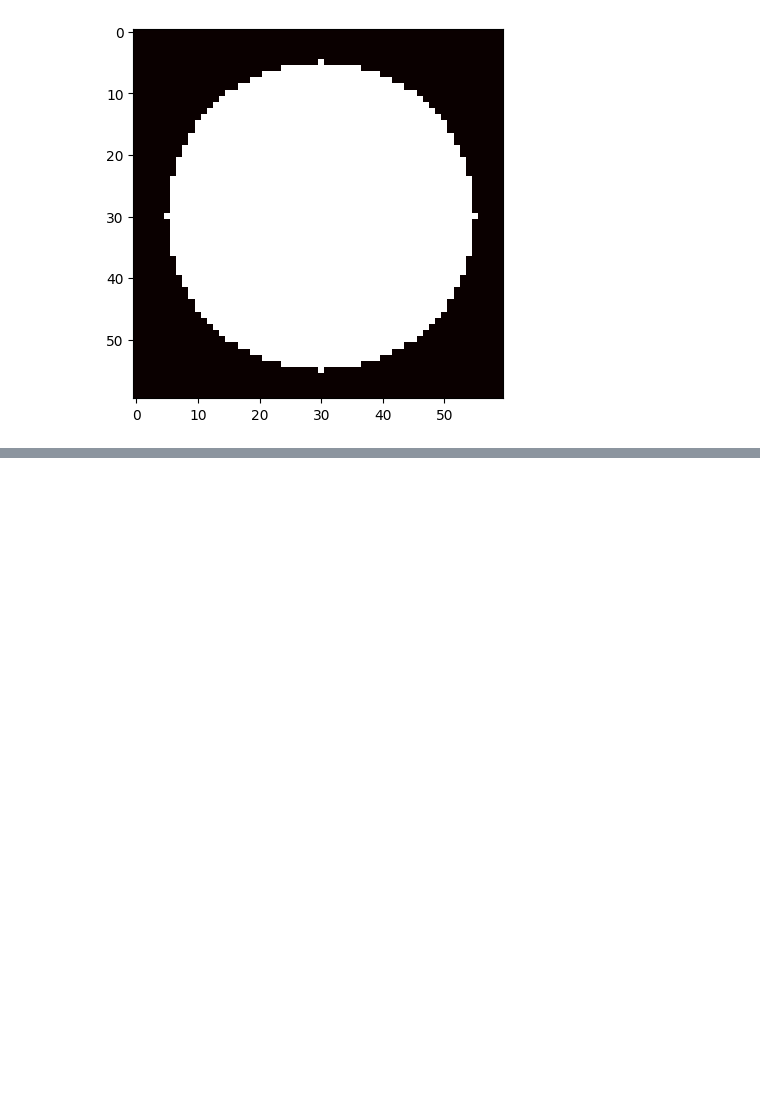
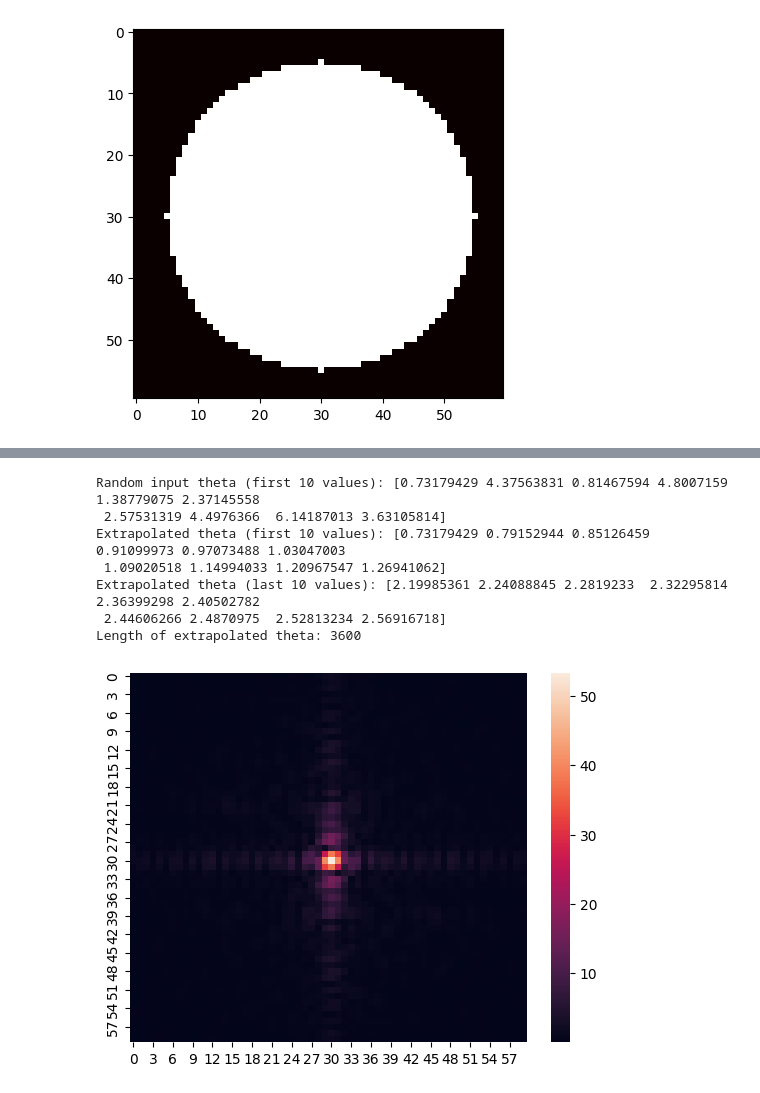
Before and after one commit to pramcodes/DDNN, a Jupyter notebook: encoding.ipynb, the cells around one changed output, grey strips where cells are left out. Saved outputs shown, nothing was run; the diff lists cells and outputs as text; code cells hidden in the pictures; blank space fills up the shorter version.

```diff
--- a/encoding.ipynb
+++ b/encoding.ipynb
@@ -259 +288,74 @@ plt.show()
+# %%
+
+import numpy as np
+
+
+def extrapolate_theta_from_60(theta=None):
+    """
+    Extrapolate a 60-element list of theta values in radians
+    to a list with 3600 elements. If no input theta is provided,
+    generate random theta values in radians.
+
+    Parameters:
+        theta (list or array, optional): A 60-element list or array of theta values in radians.
+                                         If None, 60 random values between 0 and 2π are generated.
+
+    Returns:
+        np.ndarray: A 3600-element list of extrapolated theta values in radians.
+    """
+    if theta is None:
+        # Generate 60 random values between 0 and 2π
+        theta = np.random.uniform(0, 2 * np.pi, 60)
+    elif len(theta) != 60:
+        raise ValueError("Input theta must be a list or array with exactly 60 elements.")
+
+    # Original indices for the 60-element list
+    X = np.linspace(0, 3599, 60)
+
+    # New indices for the desired 3600 elements
+    X_new = np.arange(3600)
+
+    # Perform linear interpolation to fill the 3600 values
+    theta_new = np.interp(X_new, X, theta)
+
+    return theta, theta_new
+
+# Use random theta values
+theta_random, theta_3600 = extrapolate_theta_from_60()
+
+# Check the result
+print("Random input theta (first 10 values):", theta_random[:10])
+print("Extrapolated theta (first 10 values):", theta_3600[:10])
+print("Extrapolated theta (last 10 values):", theta_3600[-10:])
+print("Length of extrapolated theta:", len(theta_3600))
+
+
+
+
+#initialization of the diagonal matrix
+# Diagonal_i = D(np.random.rand(3600))
+# res_i = Diagonal_i@res_i
+
+def Optical_layers(theta_3600, vec):
+    # 2 layered network
+    #fourier transform and Diagonal Phase matrix
+    #return D(phases[3600:7200])@(F@(D(phases[0:3600])@(F@vec)))
+    D = np.diag(np.exp(1j*theta_3600))
+    #1 layer Network
+    return D@(F@vec)
+
+
+#1 layer network output
+res_f_1 = Optical_layers(theta_3600,vec).reshape(60,60)
+sns.heatmap(np.abs(res_f_1))
+plt.show()
+# %% [output]
+Random input theta (first 10 values): [0.73179429 4.37563831 0.81467594 4.8007159  1.38779075 2.37145558
+ 2.57531319 4.4976366  6.14187013 3.63105814]
+Extrapolated theta (first 10 values): [0.73179429 0.79152944 0.85126459 0.91099973 0.97073488 1.03047003
+ 1.09020518 1.14994033 1.20967547 1.26941062]
+Extrapolated theta (last 10 values): [2.19985361 2.24088845 2.2819233  2.32295814 2.36399298 2.40502782
+ 2.44606266 2.4870975  2.52813234 2.56916718]
+Length of extrapolated theta: 3600
+[figure, added]
 # %%
```
Also changed, not shown: parts of 16 cells of this notebook.
